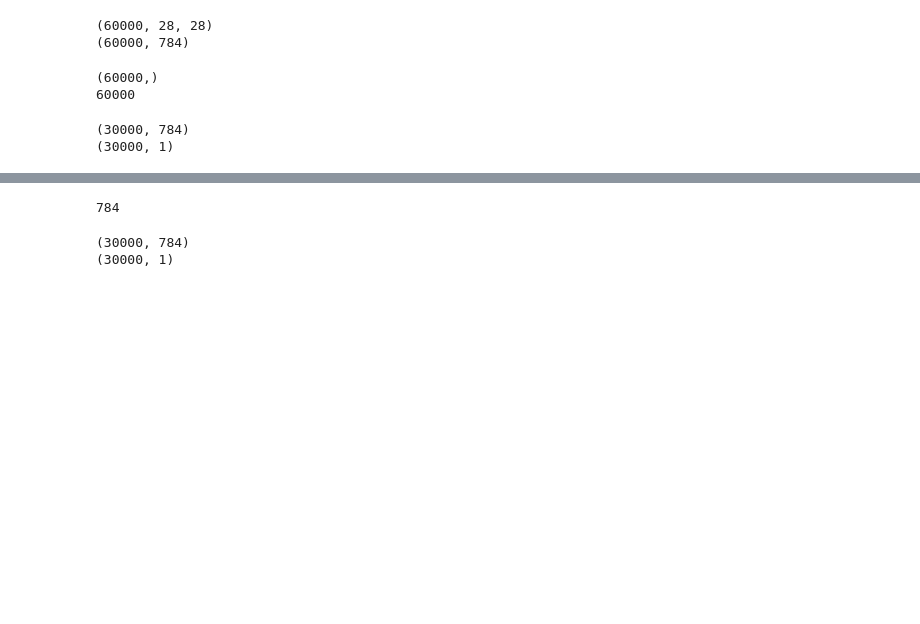
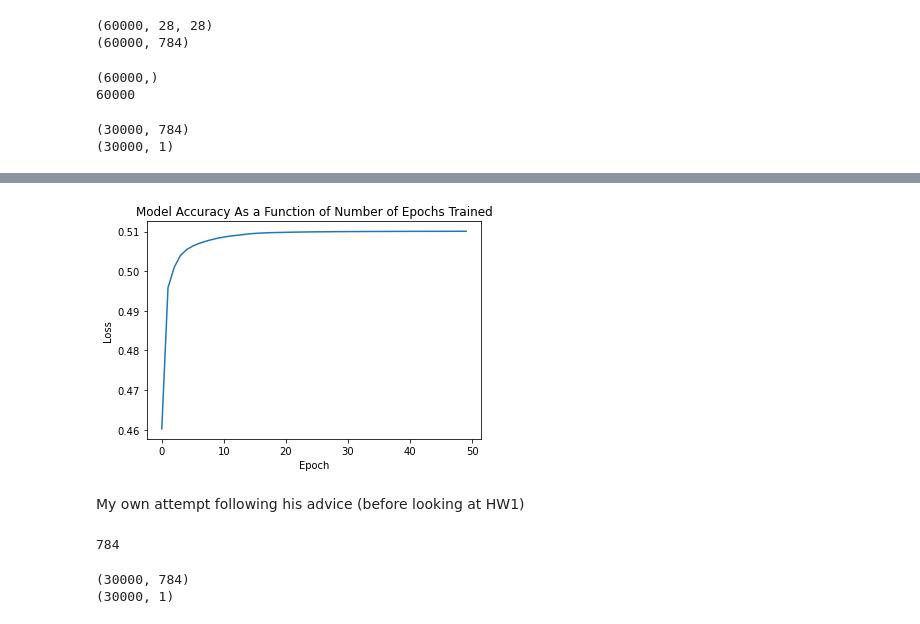
Before and after one commit to kdmalc/CompNeuro, a Jupyter notebook: 07/Homework7.ipynb, the cells around one changed output, grey strips where cells are left out. Drawn from its saved outputs; the diff is of its cells as text; code cells hidden in the pictures; blank space fills up the shorter version.

```diff
--- a/07/Homework7.ipynb
+++ b/07/Homework7.ipynb
@@ -93,3 +187,9 @@ print(train_labels_half.shape)
+# %%
+plot_model_accuracy(hw1history)
+# %% [output]
+[figure, added]
+# %% [markdown]
+My own attempt following his advice (before looking at HW1)
 # %%
 def create_autonetwork(test_dim, input_dim):
     network = models.Sequential()
```
Also changed, not shown: parts of 18 cells of this notebook, 1 other file.
